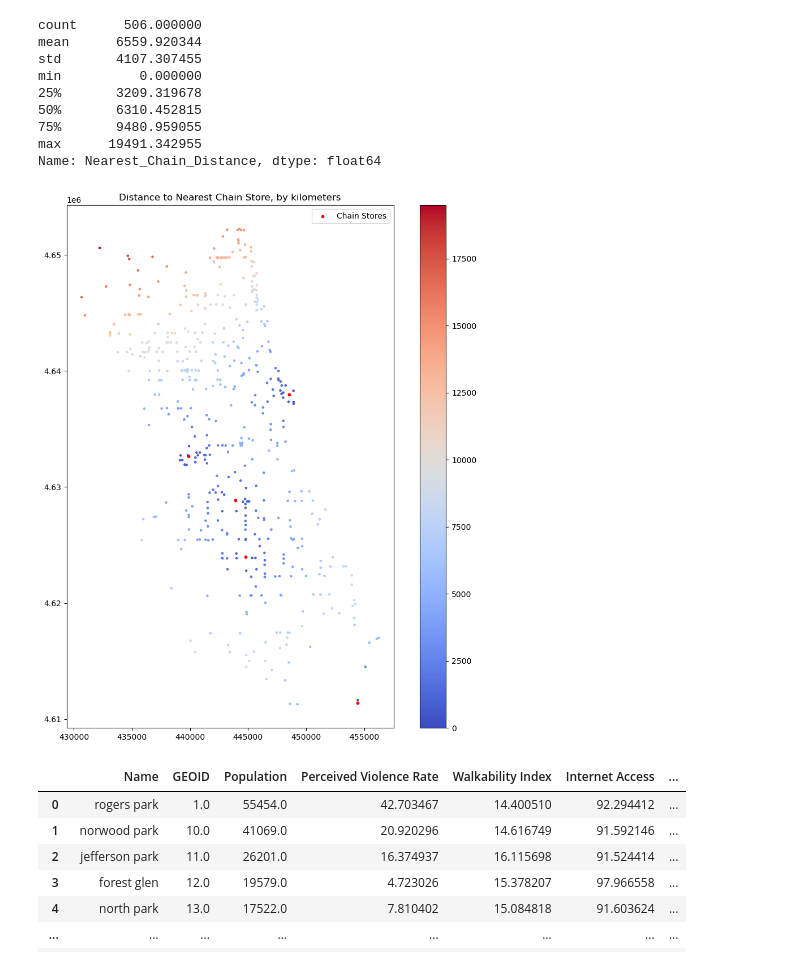
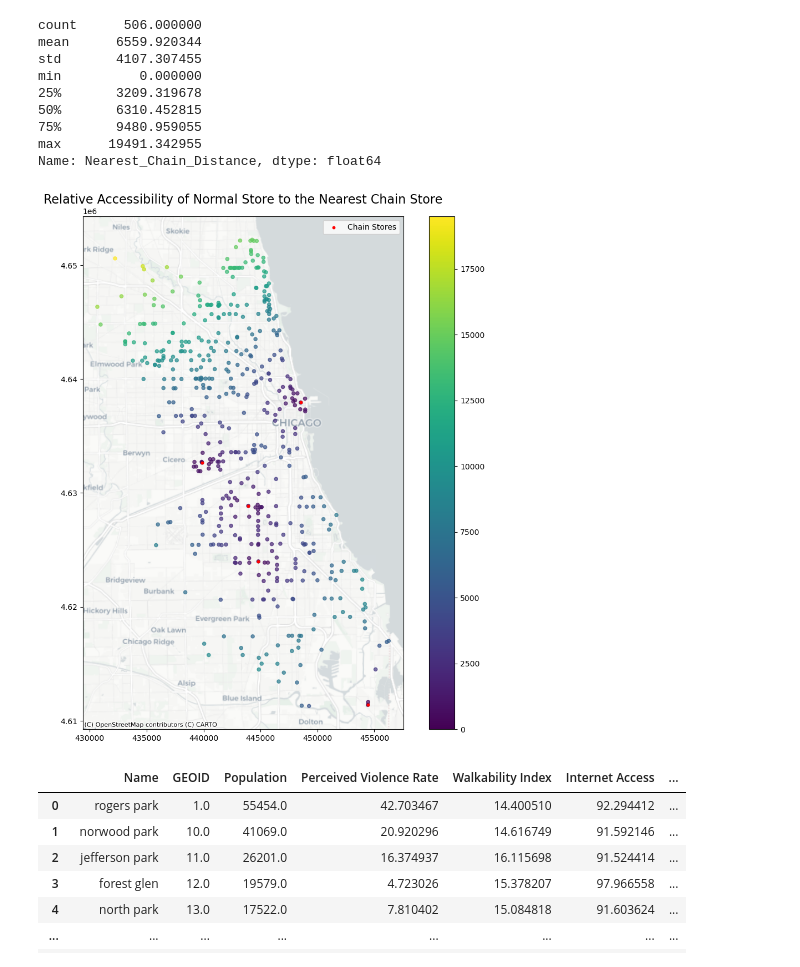
Before and after one commit to duongnguyen-t/Grocery-Distribution-in-Chicago, a Jupyter notebook: Research.ipynb, the cells around one changed output. Drawn from its saved outputs; the diff is of its cells as text; code cells hidden in the pictures.

```diff
--- a/Research.ipynb
+++ b/Research.ipynb
@@ -1070,6 +1067,9 @@ geo_data.plot(
 # Add red dots for grocery stores
 grocery_store_gdf.plot(ax=ax, color='red', markersize=25, label='Grocery Stores')
 
+#Add base map
+ctx.add_basemap(ax, source=ctx.providers.CartoDB.Positron, crs=geo_data.crs.to_string())
+
 # Add title and legend
 ax.set_title('Chicago Community Areas with Population Gradient and Grocery Stores', fontsize=16)
 ax.legend()
@@ -1150,8 +1150,10 @@ stores_gdf['Nearest_Chain_Distance'] = stores_gdf['geometry'].apply(
     lambda x: chain_stores_gdf.distance(x).min() if not chain_stores_gdf.empty else None
 )
 
-# Define radius in meters
-radius = 3200
+# Define radius, To stay out of a "food desert," defined by the USDA as low-income areas with limited healthy food access,
+# the key distances are living more than 1 mile from a supermarket in urban areas or 10-20 miles in rural areas, especially without a car,
+# though real travel often exceeds these limits
+radius = 1609.34  # 1 mile in meters
 
 # Count chain stores within the radius for each store
 stores_gdf['Chain_Count_Within_Radius'] = stores_gdf['geometry'].apply(
@@ -1193,15 +1195,30 @@ min          0.000000
 max      19491.342955
 Name: Nearest_Chain_Distance, dtype: float64
 # %%
-#Plot stores with marker size proportional to the distance to the nearest chain store
+# Plot stores with marker size proportional to the distance to the nearest chain store
 fig, ax = plt.subplots(figsize=(12, 12))
-stores_gdf.plot(ax=ax, column='Nearest_Chain_Distance', cmap='coolwarm', legend=True, markersize=5)
+
+# Plot the stores with marker size proportional to 'Nearest_Chain_Distance'
+stores_gdf.plot(
+    ax=ax,
+    column='Nearest_Chain_Distance',
+    legend=True,
+    markersize=20,
+    alpha=0.7
+)
+
+# Add chain stores as red dots
 chain_stores_gdf.plot(ax=ax, color='red', label='Chain Stores', markersize=10)
+
+# Add a base map
+ctx.add_basemap(ax, source=ctx.providers.CartoDB.Positron, crs=stores_gdf.crs.to_string())
+
+# Add title and legend
+plt.title("Relative Accessibility of Normal Store to the Nearest Chain Store", fontsize=16)
 plt.legend()
-plt.title("Distance to Nearest Chain Store, by kilometers")
 plt.show()
 # %% [output]
-[figure, old version]
+[figure, new version]
 # %%
 # Aggregate stores_gdf by community area
 store_agg = stores_gdf.groupby('COMMUNITY AREA').agg(
```
Also changed, not shown: parts of 13 cells of this notebook, 5 other files.
